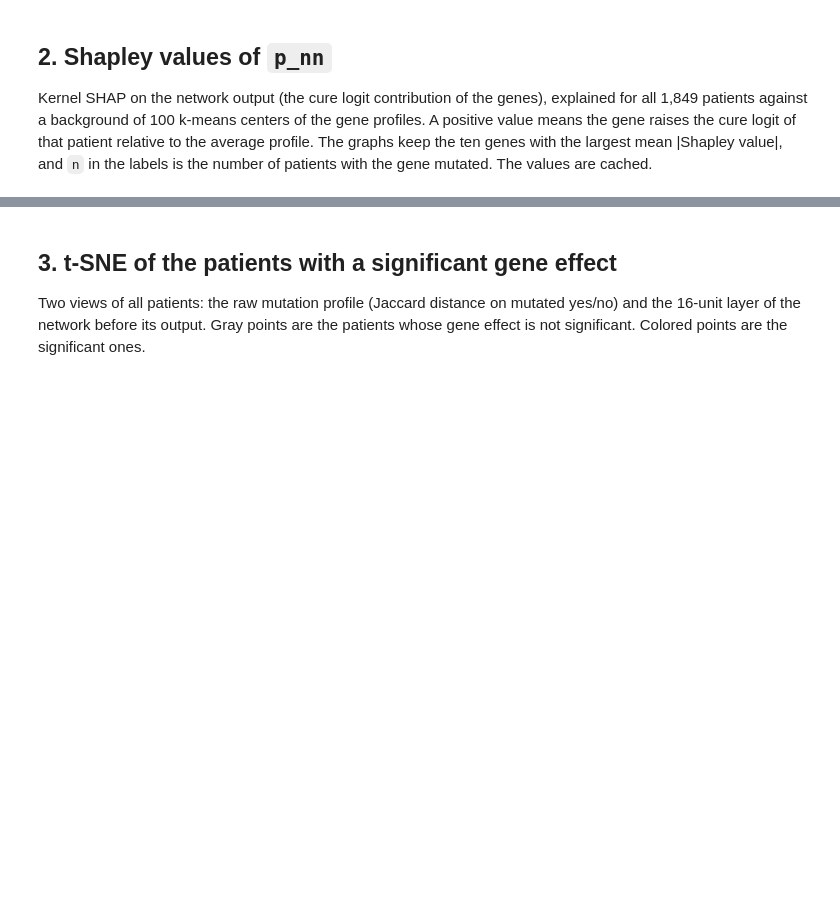
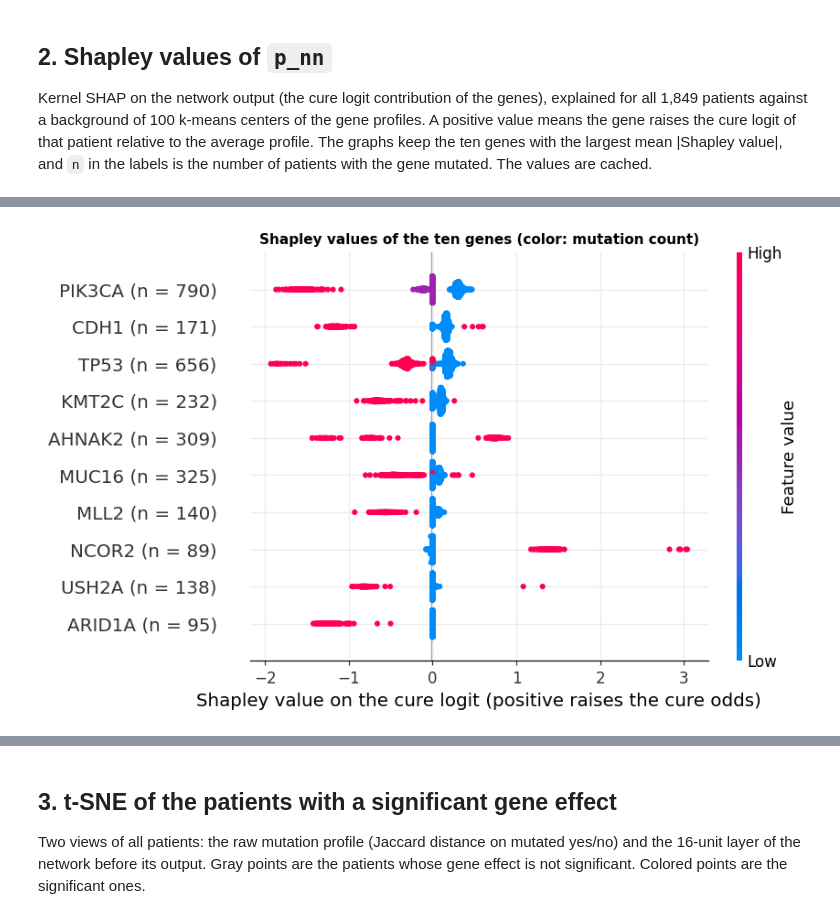
Before and after one commit to nhilariosilva/metabric_aft_models, a Jupyter notebook: notebooks/Network Gene Usage.ipynb, the cells around one changed output, grey strips where cells are left out. Saved outputs shown, nothing was run; the diff lists cells and outputs as text; code cells hidden in the pictures; blank space fills up the shorter version.

```diff
--- a/notebooks/Network Gene Usage.ipynb
+++ b/notebooks/Network Gene Usage.ipynb
@@ -204,36 +215,3 @@ effect = effect_figures("Structure 1")
 ## 2. Shapley values of `p_nn`
 
 Kernel SHAP on the network output (the cure logit contribution of the genes), explained for all 1,849 patients against a background of 100 k-means centers of the gene profiles. A positive value means the gene raises the cure logit of that patient relative to the average profile. The graphs keep the ten genes with the largest mean |Shapley value|, and `n` in the labels is the number of patients with the gene mutated. The values are cached.
-# %%
-import shap
-
-BACKGROUND_SIZE = 100
-shap_path = CACHE_DIR / f"shap_all_bg{BACKGROUND_SIZE}.npy"
-genes = np.array(X.columns)
-if shap_path.exists():
-    shap_values = np.load(shap_path)
-else:
-    background = shap.kmeans(X.to_numpy(), BACKGROUND_SIZE)
-    nn_logit = lambda x: cure_aft.network_call(model3, tf.cast(x, tf.float32), training = False).numpy().ravel()
-    shap_values = shap.KernelExplainer(nn_logit, background).shap_values(X.to_numpy())
-    np.save(shap_path, shap_values)
-assert shap_values.shape == X.shape
-
-carriers = (X > 0).sum()
-labels = pd.Series([f"{g} (n = {carriers[g]})" for g in genes], index = genes)
-importance = pd.Series(np.abs(shap_values).mean(axis = 0), index = genes).sort_values(ascending = False)
-top = importance.head(10)
-columns = [list(genes).index(g) for g in top.index]
-print(f"Correlation between the summed Shapley values and p_nn: {np.corrcoef(shap_values.sum(axis = 1), GENE['p_nn'])[0, 1]:.3f}")
-
-fig, ax = plt.subplots(figsize = (6.2, 4.2))
-ax.barh(labels[top.index][::-1], top.values[::-1], color = POS, height = 0.65)
-ax.set_xlabel("mean |Shapley value| on the cure logit")
-ax.set_title("Ten genes that move the cure logit most")
-plt.show()
-
-shap.summary_plot(shap_values[:, columns], X.iloc[:, columns], feature_names = list(labels[top.index]), max_display = 10, show = False)
-plt.gcf().set_size_inches(8, 4.8)
-plt.title("Shapley values of the ten genes (color: mutation count)")
-plt.xlabel("Shapley value on the cure logit (positive raises the cure odds)")
-plt.show()
@@ -243,0 +270,14 @@ Correlation between the summed Shapley values and p_nn: 0.830
+# %%
+fig, ax = plt.subplots(figsize = (6.2, 4.2))
+
+shap.summary_plot(shap_values[:, columns], shap_X.iloc[:, columns], feature_names = list(labels[top.index]), max_display = top_genes, show = False)
+plt.gcf().set_size_inches(8, 4.8)
+plt.title("Shapley values of the ten genes (color: mutation count)")
+plt.xlabel("Shapley value on the cure logit (positive raises the cure odds)")
+
+fig.savefig('Images/genes_shap_values.png', format='png', dpi=300, bbox_inches='tight')
+fig.savefig('Images/genes_shap_values.pdf', format='pdf', dpi=300, bbox_inches='tight')
+
+plt.show()
+# %% [output]
+[figure, added]
```
Also changed, not shown: parts of 9 cells of this notebook, 14 other files.
